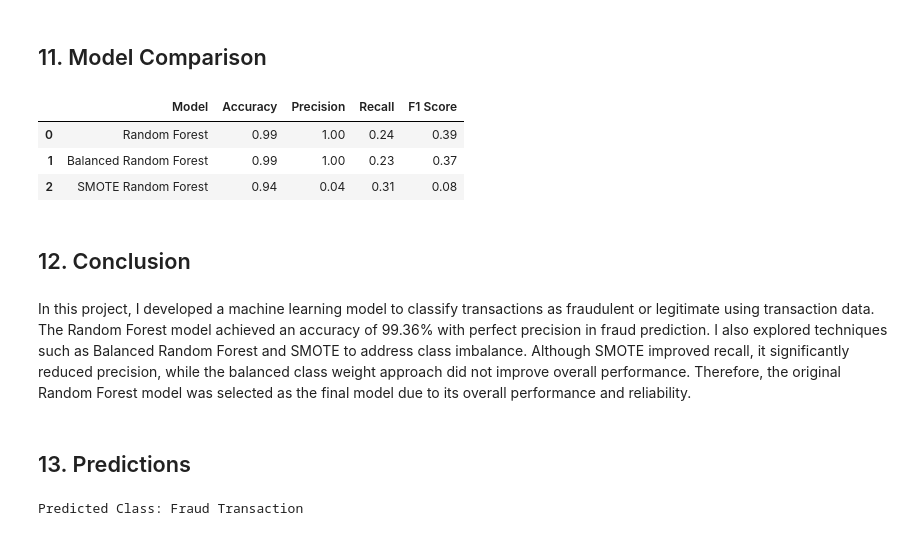
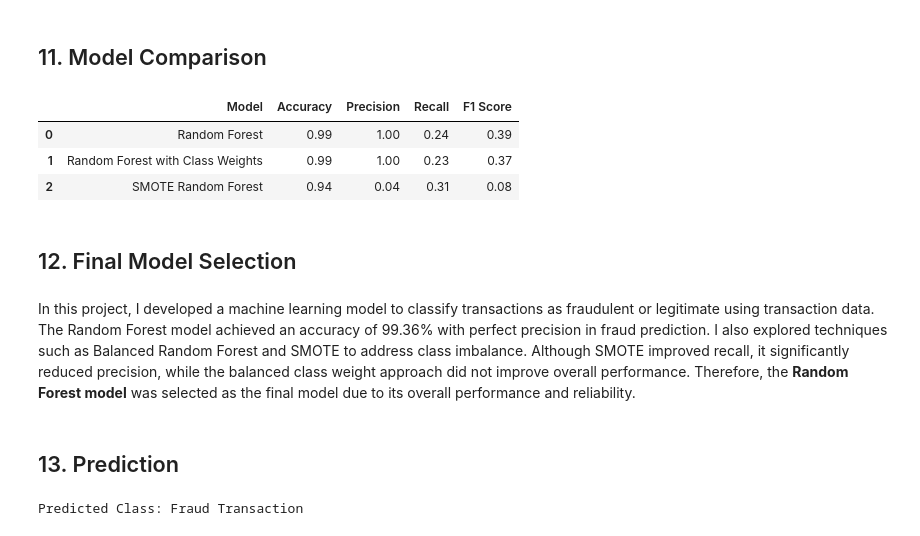
Before and after one commit to gorrethrisha/fraud-transaction-detection, a Jupyter notebook: Fraud Transaction Detection.ipynb, the cells around one changed output. Drawn from its saved outputs; the diff is of its cells as text; code cells hidden in the pictures.

```diff
--- a/Fraud Transaction Detection.ipynb
+++ b/Fraud Transaction Detection.ipynb
@@ -353,25 +394,25 @@ weighted avg       0.99      0.94      0.96    350831
 # %% [markdown]
 ## 11. Model Comparison
 # %%
-comparison = pd.DataFrame({'Model': ['Random Forest','Balanced Random Forest','SMOTE Random Forest'],
+comparison = pd.DataFrame({'Model': ['Random Forest','Random Forest with Class Weights','SMOTE Random Forest'],
     'Accuracy': [0.99, 0.99, 0.94],
     'Precision': [1.00, 1.00, 0.04],
     'Recall': [0.24, 0.23, 0.31],
     'F1 Score': [0.39, 0.37, 0.08]})
 comparison
 # %% [output]
 |  | Model | Accuracy | Precision | Recall | F1 Score |
 | 0 | Random Forest | 0.99 | 1.00 | 0.24 | 0.39 |
-| 1 | Balanced Random Forest | 0.99 | 1.00 | 0.23 | 0.37 |
+| 1 | Random Forest with Class Weights | 0.99 | 1.00 | 0.23 | 0.37 |
 | 2 | SMOTE Random Forest | 0.94 | 0.04 | 0.31 | 0.08 |
 # %% [markdown]
-## 12. Conclusion
+## 12. Final Model Selection
 # %% [markdown]
 In this project, I developed a machine learning model to classify transactions as fraudulent or legitimate using transaction data.
 The Random Forest model achieved an accuracy of 99.36% with perfect precision in fraud prediction. I also explored techniques such as Balanced Random Forest and SMOTE to address class imbalance.
-Although SMOTE improved recall, it significantly reduced precision, while the balanced class weight approach did not improve overall performance. Therefore, the original Random Forest model was selected as the final model due to its overall performance and reliability.
+Although SMOTE improved recall, it significantly reduced precision, while the balanced class weight approach did not improve overall performance. Therefore, the  **Random Forest model** was selected as the final model due to its overall performance and reliability.
 # %% [markdown]
-## 13. Predictions
+## 13. Prediction
 # %%
 # Testing model prediction using a sample transaction
 sample_transaction = pd.DataFrame({'CUSTOMER_ID': [2513],'TERMINAL_ID': [1143],'TX_AMOUNT': [222.04],'TX_TIME_SECONDS': [104615],'TX_TIME_DAYS': [1]})
```
Also changed, not shown: parts of 33 cells of this notebook.
